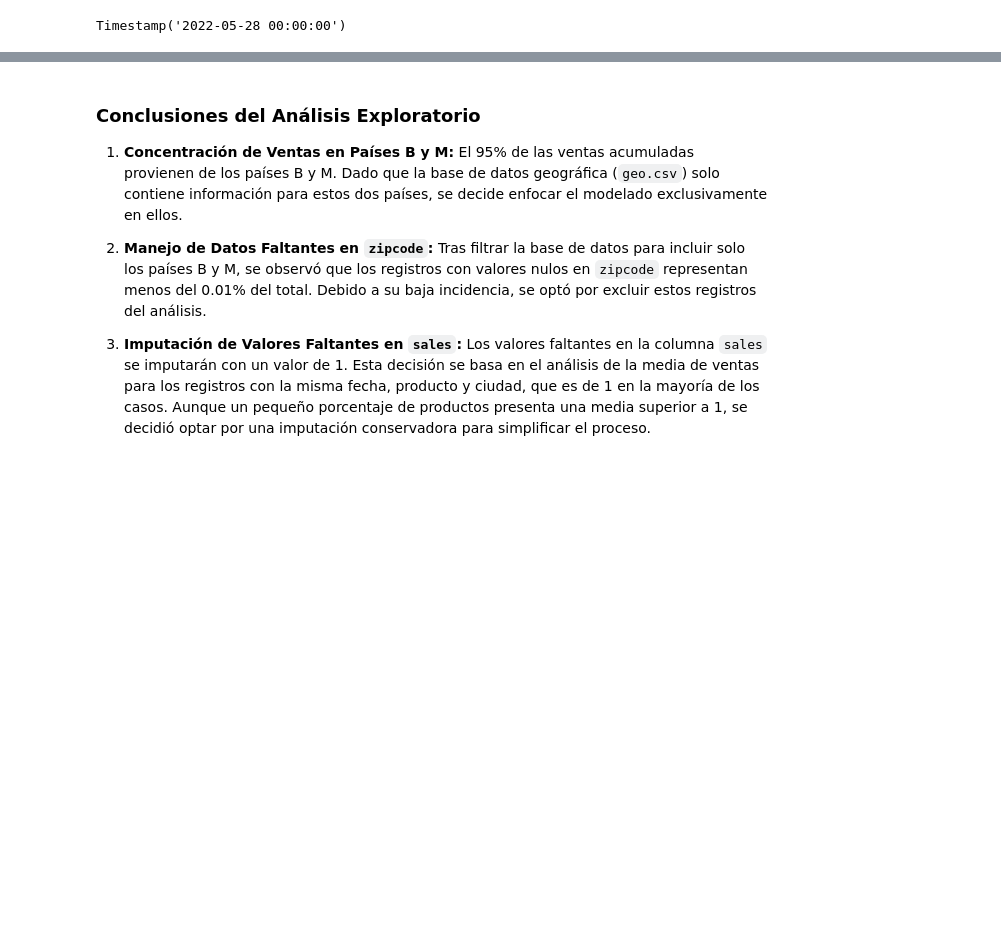
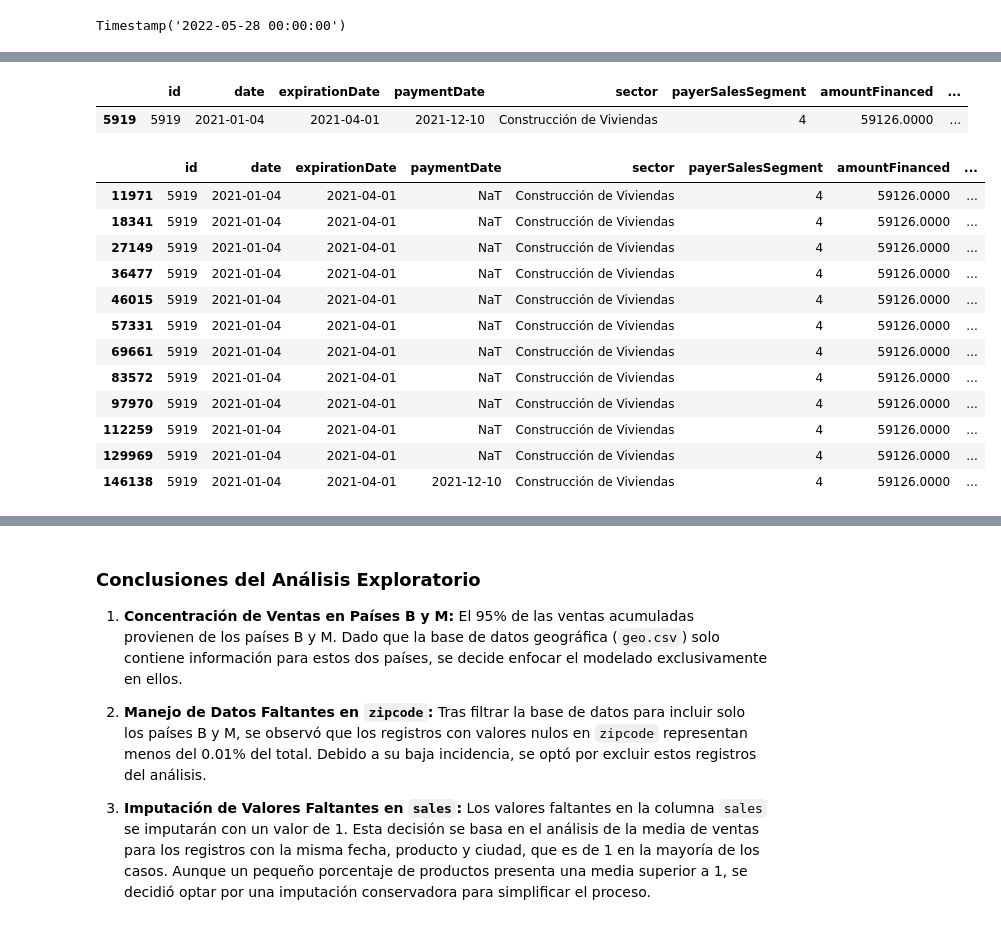
Before and after one commit to Lucasalam/model_risk, a Jupyter notebook: notebooks/01_Exploratory_Data_Analysis.ipynb, the cells around one changed output, grey strips where cells are left out. Cells and saved outputs as stored; diff of their text form; code cells hidden in the pictures; blank space fills up the shorter version.

```diff
--- a/notebooks/01_Exploratory_Data_Analysis.ipynb
+++ b/notebooks/01_Exploratory_Data_Analysis.ipynb
@@ -234,0 +245,22 @@ df['paymentDays'] = np.where(df['paymentDate'].isnull(),(pd.to_datetime('28-05-2
+# %%
+tmp=df_[(df_["paymentDays"]>180)&(~df_["paymentDate"].isnull())].head(1)
+tmp
+# %% [output]
+|  | id | date | expirationDate | paymentDate | sector | payerSalesSegment | amountFinanced | ... |
+| 5919 | 5919 | 2021-01-04 | 2021-04-01 | 2021-12-10 | Construcción de Viviendas | 4 | 59126.0000 | ... |
+# %%
+df_result[df_result["id"]==5919]
+# %% [output]
+|  | id | date | expirationDate | paymentDate | sector | payerSalesSegment | amountFinanced | ... |
+| 11971 | 5919 | 2021-01-04 | 2021-04-01 | NaT | Construcción de Viviendas | 4 | 59126.0000 | ... |
+| 18341 | 5919 | 2021-01-04 | 2021-04-01 | NaT | Construcción de Viviendas | 4 | 59126.0000 | ... |
+| 27149 | 5919 | 2021-01-04 | 2021-04-01 | NaT | Construcción de Viviendas | 4 | 59126.0000 | ... |
+| 36477 | 5919 | 2021-01-04 | 2021-04-01 | NaT | Construcción de Viviendas | 4 | 59126.0000 | ... |
+| 46015 | 5919 | 2021-01-04 | 2021-04-01 | NaT | Construcción de Viviendas | 4 | 59126.0000 | ... |
+| 57331 | 5919 | 2021-01-04 | 2021-04-01 | NaT | Construcción de Viviendas | 4 | 59126.0000 | ... |
+| 69661 | 5919 | 2021-01-04 | 2021-04-01 | NaT | Construcción de Viviendas | 4 | 59126.0000 | ... |
+| 83572 | 5919 | 2021-01-04 | 2021-04-01 | NaT | Construcción de Viviendas | 4 | 59126.0000 | ... |
+| 97970 | 5919 | 2021-01-04 | 2021-04-01 | NaT | Construcción de Viviendas | 4 | 59126.0000 | ... |
+| 112259 | 5919 | 2021-01-04 | 2021-04-01 | NaT | Construcción de Viviendas | 4 | 59126.0000 | ... |
+| 129969 | 5919 | 2021-01-04 | 2021-04-01 | NaT | Construcción de Viviendas | 4 | 59126.0000 | ... |
+| 146138 | 5919 | 2021-01-04 | 2021-04-01 | 2021-12-10 | Construcción de Viviendas | 4 | 59126.0000 | ... |
```
Also changed, not shown: parts of 19 cells of this notebook.
